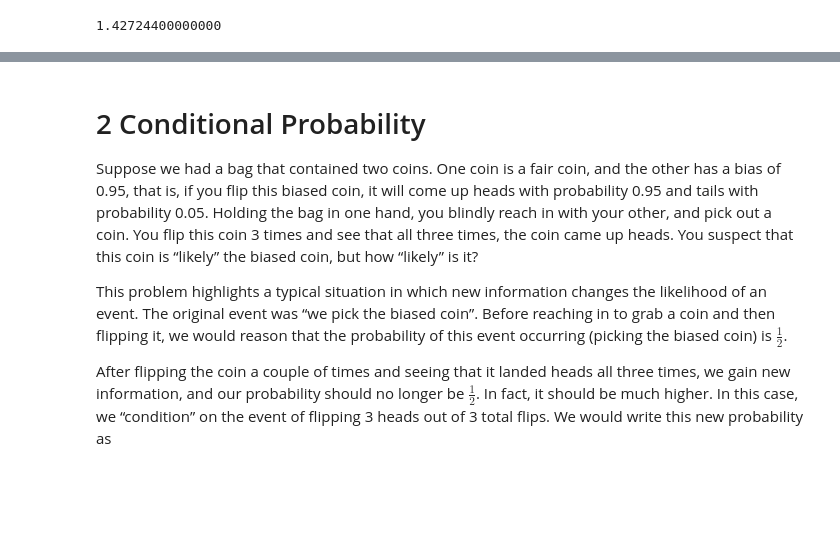
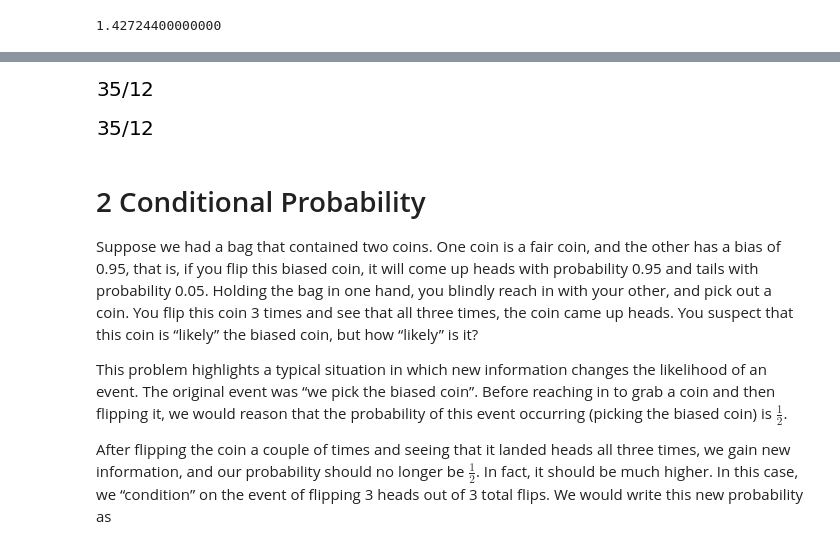
Before and after one commit to gabriel-igorq/Probabilidade, a Jupyter notebook: Aula 21 - Propriedades básicas de probabilidade/Basic Probability.ipynb, the cells around one changed output, grey strips where cells are left out. Drawn from its saved outputs; the diff is of its cells as text; code cells hidden in the pictures; blank space fills up the shorter version.

```diff
--- a/Aula 21 - Propriedades básicas de probabilidade/Basic Probability.ipynb
+++ b/Aula 21 - Propriedades básicas de probabilidade/Basic Probability.ipynb
@@ -698,3 +698,12 @@ var
+# %%
+X = Die('X',6)
+variance(X)
+# %% [output]
+[figure, added]
+# %%
+E(X**2) - E(X)**2
+# %% [output]
+[figure, added]
 # %% [markdown]
 # 2 Conditional Probability
 
```
Also changed, not shown: parts of 6 cells of this notebook, 10 other files.
